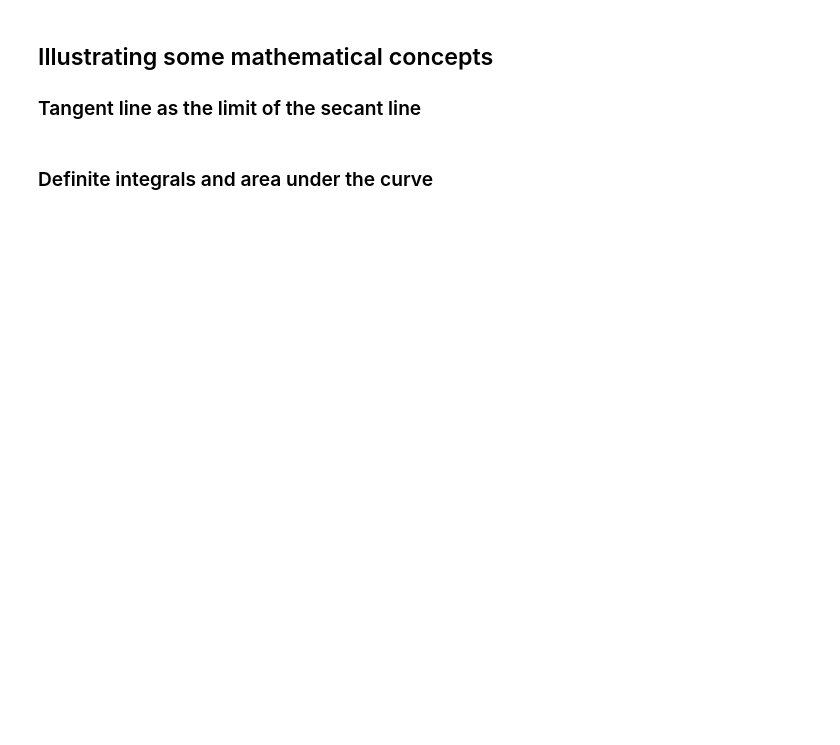
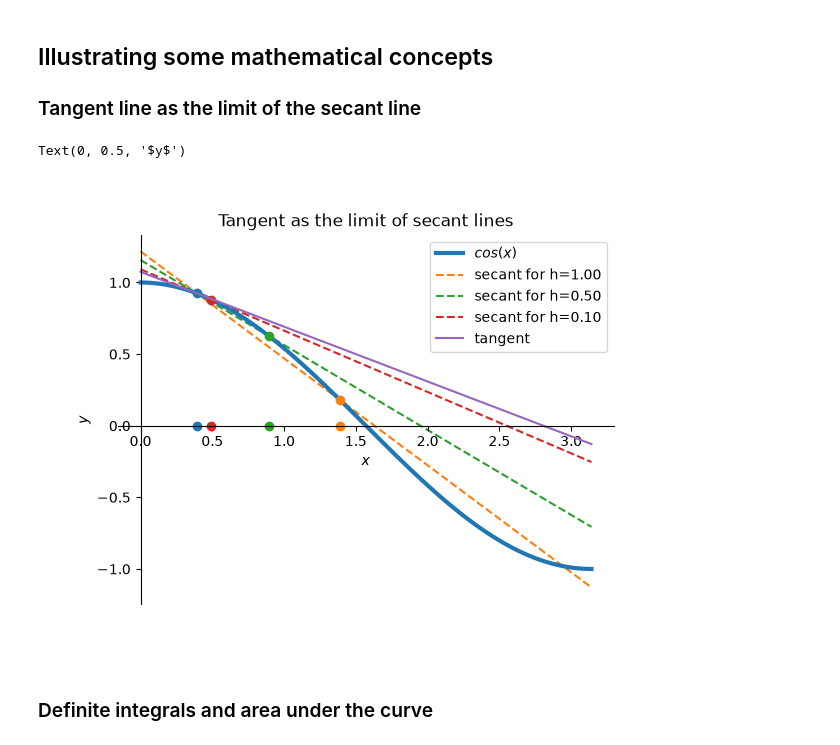
Before and after one commit to JohnTheodoreNicholson/MATH1MP3, a Jupyter notebook: Notes/Templates/12-Matplotlib-1.ipynb, the cells around one changed output. Saved outputs shown, nothing was run; the diff lists cells and outputs as text; code cells hidden in the pictures; blank space fills up the shorter version.

```diff
--- a/Notes/Templates/12-Matplotlib-1.ipynb
+++ b/Notes/Templates/12-Matplotlib-1.ipynb
@@ -139,26 +204,30 @@ a1 = ax.annotate('intersection', (x0, g(x0)), xytext = (x0,0.5), arrowprops = {'
 # %%
 fig, ax = plt.subplots()
 
 # we will start with cos x from 0 to pi
 def f(x):
     return np.cos(x)
 def fp(x):
     return -np.sin(x)
 
 X = np.linspace(0,np.pi, 101)
-ax.plot(X,f(X), linewidth=3,label = 'f')
+ax.plot(X,f(X), linewidth=3,label = r'$cos(x)$')
+# where we want to compute the tangent line
 x0 = np.pi/8
 plt.scatter([x0]*2,[0,f(x0)])
 for h in [1, 0.5, 0.1]:
     plt.plot(X, f(x0) + (f(x0+h) - f(x0))/h * (X-x0),label = f'secant for h={h:.2f}', linestyle='--',zorder = 0)
     plt.scatter([x0+h]*2, [0,f(x0+h)], marker='o',zorder = 2)
 s = ax.plot(X,f(x0) + fp(x0) * (X-x0), label='tangent', linestyle='-')
 ax.legend()
 ax.spines[['left', 'bottom']].set_position('zero')
 ax.spines[['top', 'right']].set_visible(False)
 ax.set_title('Tangent as the limit of secant lines')
 ax.set_xlabel(r'$x$')
 ax.set_ylabel(r'$y$')
+# %% [output]
+Text(0, 0.5, '$y$')
+[figure, added]
 # %% [markdown]
 ### Definite integrals and area under the curve
 # %%
```
Also changed, not shown: parts of 16 cells of this notebook, 10 other files.
